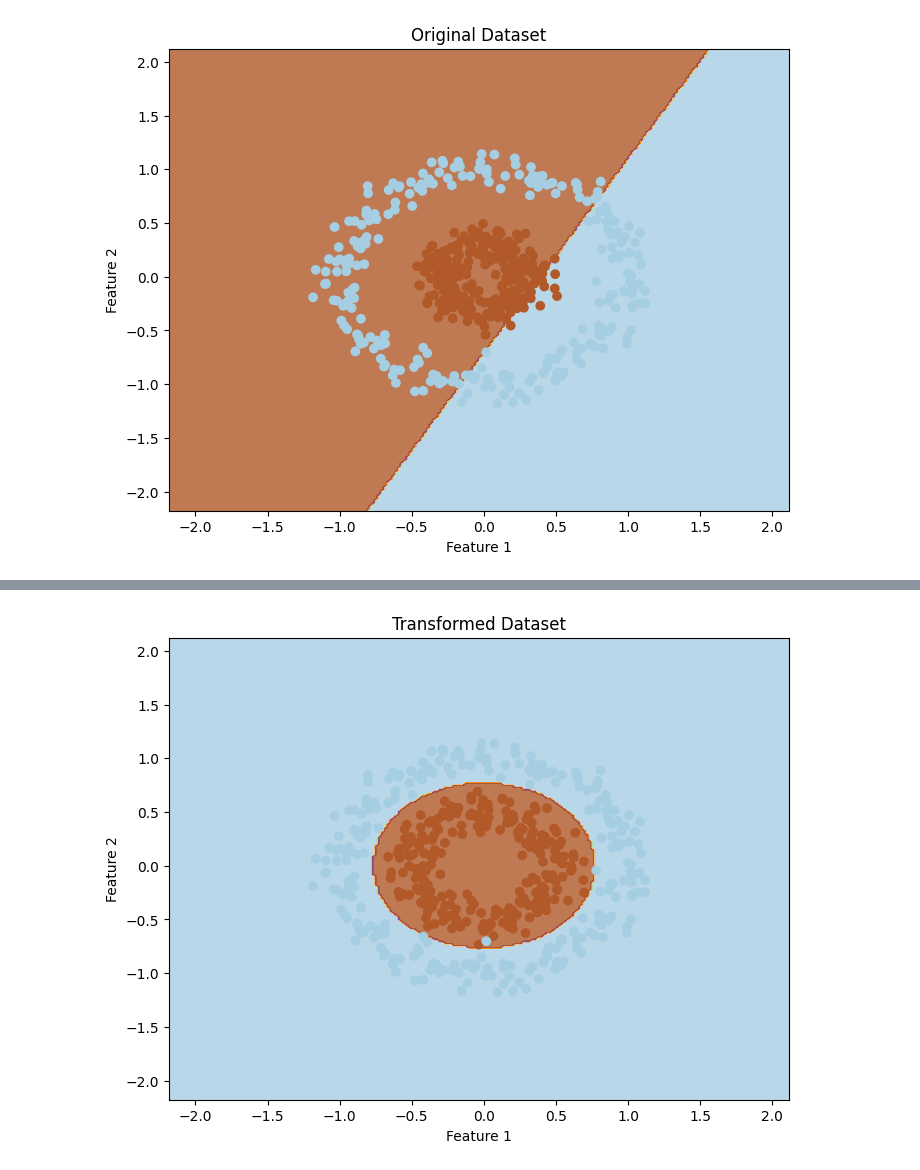
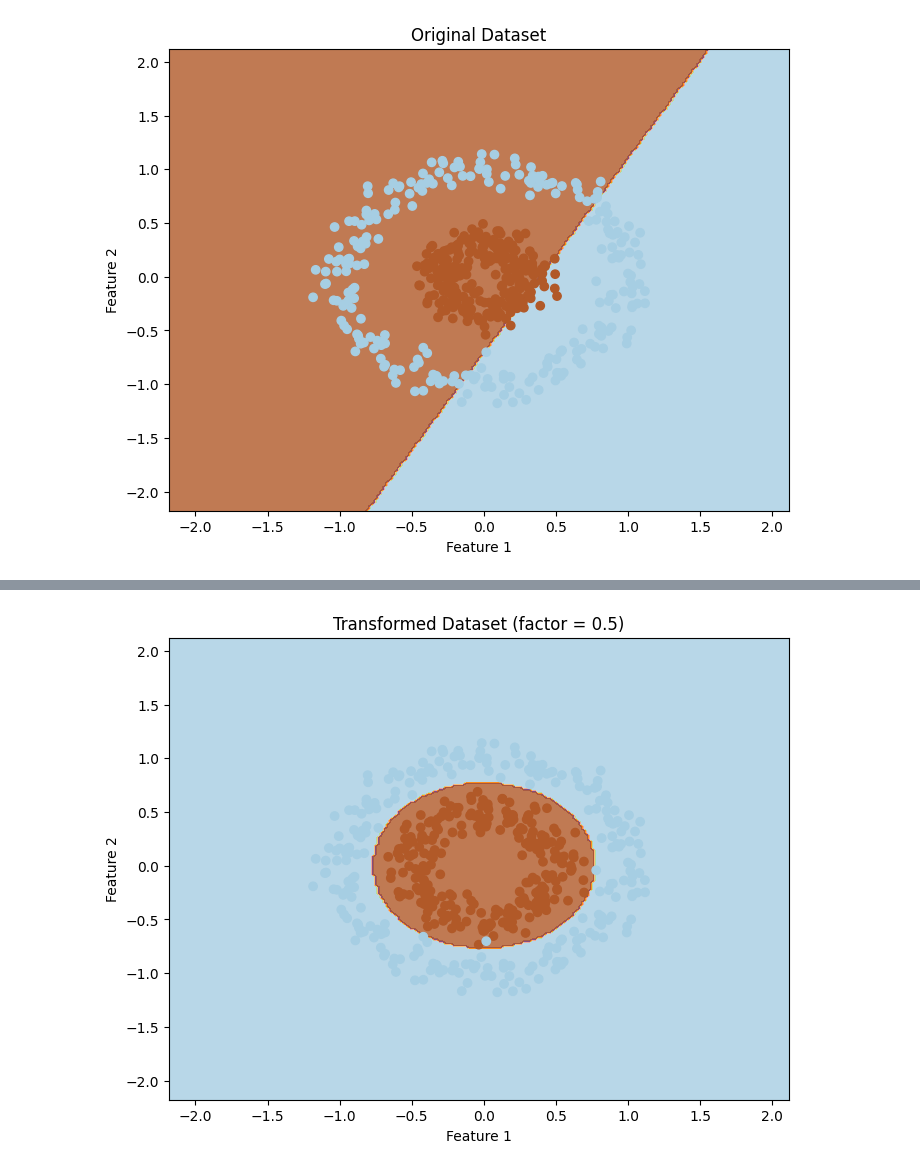
Before and after one commit to DissanayakeLYB/EN3150-Pattern-Recognition, a Jupyter notebook: Assignment 03 - Kernal Methods/A4Q1.ipynb, the cells around one changed output, grey strips where cells are left out. Cells and saved outputs as stored; diff of their text form; code cells hidden in the pictures.

```diff
--- a/Assignment 03 - Kernal Methods/A4Q1.ipynb
+++ b/Assignment 03 - Kernal Methods/A4Q1.ipynb
@@ -212,32 +212,32 @@ X, y = make_circles(n_samples=500, factor=0.5, noise=0.1)
 X_transformed = mapping_function(X)
 
 # Train on transformed dataset
 svm.fit(X_transformed, y)
 
 # Create a meshgrid for plotting decision boundary in 2D
 h = 0.02  # step size in the mesh
 x_min, x_max = X[:, 0].min() - 1, X[:, 0].max() + 1
 y_min, y_max = X[:, 1].min() - 1, X[:, 1].max() + 1
 xx, yy = np.meshgrid(np.arange(x_min, x_max, h),
                      np.arange(y_min, y_max, h))
 
 # Plotting decision boundary for transformed dataset
 plt.figure(figsize=(8, 6))
 
 # Predict and plot decision boundary for transformed dataset
 Z = svm.predict(mapping_function(np.c_[xx.ravel(), yy.ravel()]))
 Z = Z.reshape(xx.shape)
 plt.contourf(xx, yy, Z, cmap=plt.cm.Paired, alpha=0.8)
 
 # Plot data points from original dataset
 plt.scatter(X[:, 0], X[:, 1], c=y, cmap=plt.cm.Paired)
-plt.title('Transformed Dataset')
+plt.title('Transformed Dataset (factor = 0.5)')
 
 plt.xlabel('Feature 1')
 plt.ylabel('Feature 2')
 plt.xlim(xx.min(), xx.max())
 plt.ylim(yy.min(), yy.max())
 
 plt.show()
 # %% [output]
-[figure, old version]
+[figure, new version]
```
Also changed, not shown: parts of 1 cell of this notebook.
